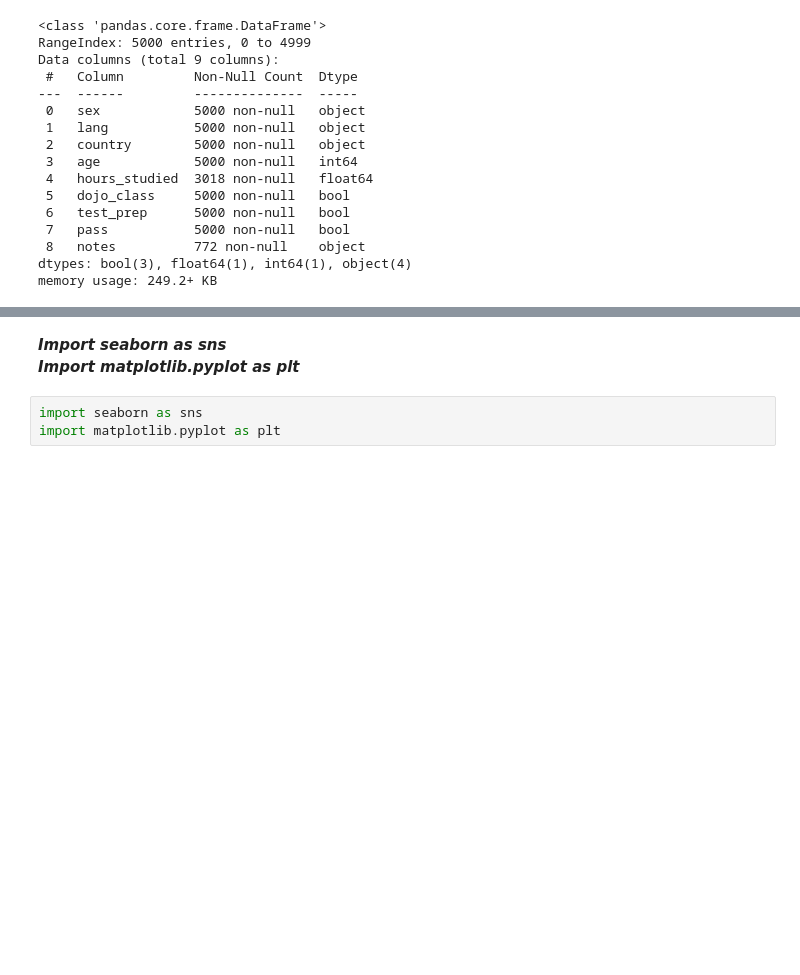
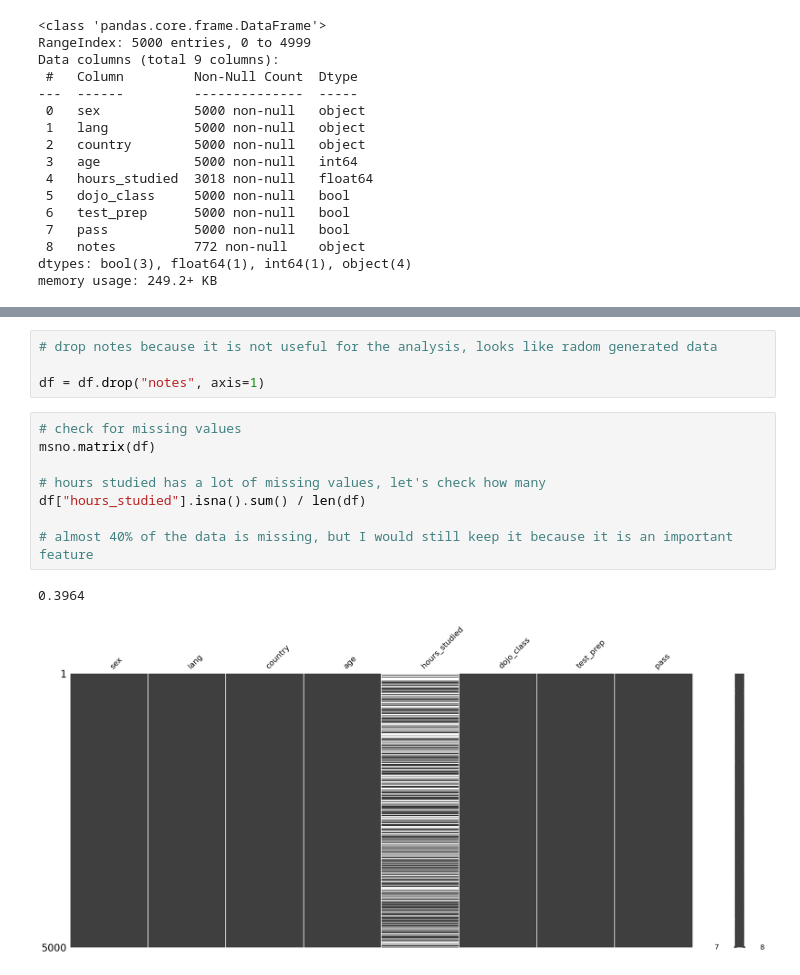
Before and after one commit to nikwilms/take-me-home-challenge, a Jupyter notebook: data_scientist_triad_challenge.ipynb, the cells around one changed output, grey strips where cells are left out. Saved outputs shown, nothing was run; the diff lists cells and outputs as text; blank space fills up the shorter version.

```diff
--- a/data_scientist_triad_challenge.ipynb
+++ b/data_scientist_triad_challenge.ipynb
@@ -254,6 +149,15 @@ df.describe(include='all').T
-# %% [markdown]
-***Import seaborn as sns***
-***Import matplotlib.pyplot as plt***
-# %%
-import seaborn as sns
-import matplotlib.pyplot as plt
+# %%
+# drop notes because it is not useful for the analysis, looks like radom generated data
+
+df = df.drop("notes", axis=1)
+# %%
+# check for missing values
+msno.matrix(df)
+
+# hours studied has a lot of missing values, let's check how many
+df["hours_studied"].isna().sum() / len(df)
+
+# almost 40% of the data is missing, but I would still keep it because it is an important feature
+# %% [output]
+0.3964
+[figure, added]
```
Also changed, not shown: parts of 135 cells of this notebook, 2 other files.
